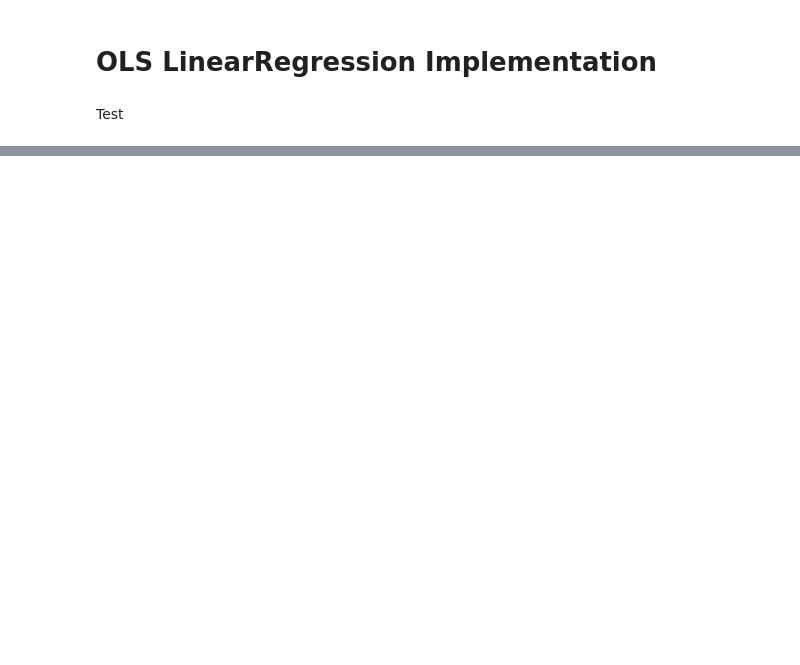
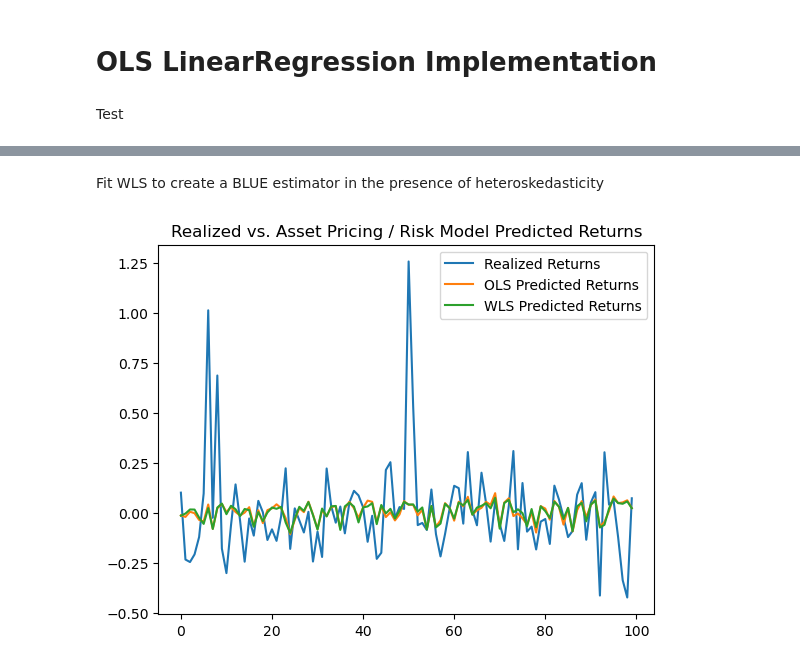
Before and after one commit to marcuskastevens/quant_research, a Jupyter notebook: linear_models.ipynb, the cells around one changed output, grey strips where cells are left out. Saved outputs shown, nothing was run; the diff lists cells and outputs as text; code cells hidden in the pictures; blank space fills up the shorter version.

```diff
--- a/linear_models.ipynb
+++ b/linear_models.ipynb
@@ -268,0 +326,10 @@ class PanelRegression:
+# %%
+# Risk factor returns / beta coefficients
+true_fundamental_factor_returns = np.array([0.02, -0.01, 0.03])
+
+# True industry returns / beta coefficients
+industry_factor_returns = np.random.uniform(-0.05, 0.05, size=n_industries)
+
+# Combine risk and industry factor effects
+true_risk_factor_returns = np.hstack((true_fundamental_factor_returns, industry_factor_returns))
+true_risk_factor_returns
@@ -268,0 +341,11 @@ class PanelRegression:
+# %%
+# Simulated market capitalization
+stock_market_capitalization = np.random.uniform(1, 100, size=n_stocks)
+
+# Simualte heteroskedasticity via the empirical relationship that larger stocks have lower variance
+residual_variance = 1 / stock_market_capitalization
+residuals = np.random.randn(n_stocks) * np.sqrt(residual_variance)
+
+# Simulate stock returns
+y = X @ true_risk_factor_returns + residuals
+y
@@ -268,0 +373,16 @@ class PanelRegression:
+# %% [markdown]
+Fit WLS to create a BLUE estimator in the presence of heteroskedasticity
+# %%
+risk_model_ols: OLS = OLS(X=X, y=y)
+risk_model_ols.fit()
+
+risk_model_wls: WLS = WLS(X=X, y=y)
+risk_model_wls.fit()
+# %%
+y_hat_ols: np.ndarray = risk_model_ols.predict(X=X)
+y_hat_wls: np.ndarray = risk_model_wls.predict(X=X)
+# %%
+pd.DataFrame({"Realized Returns": y, "OLS Predicted Returns": y_hat_ols, "WLS Predicted Returns": y_hat_wls}).plot(title="Realized vs. Asset Pricing / Risk Model Predicted Returns")
+plt.show()
+# %% [output]
+[figure, added]
```
Also changed, not shown: parts of 21 cells of this notebook.
